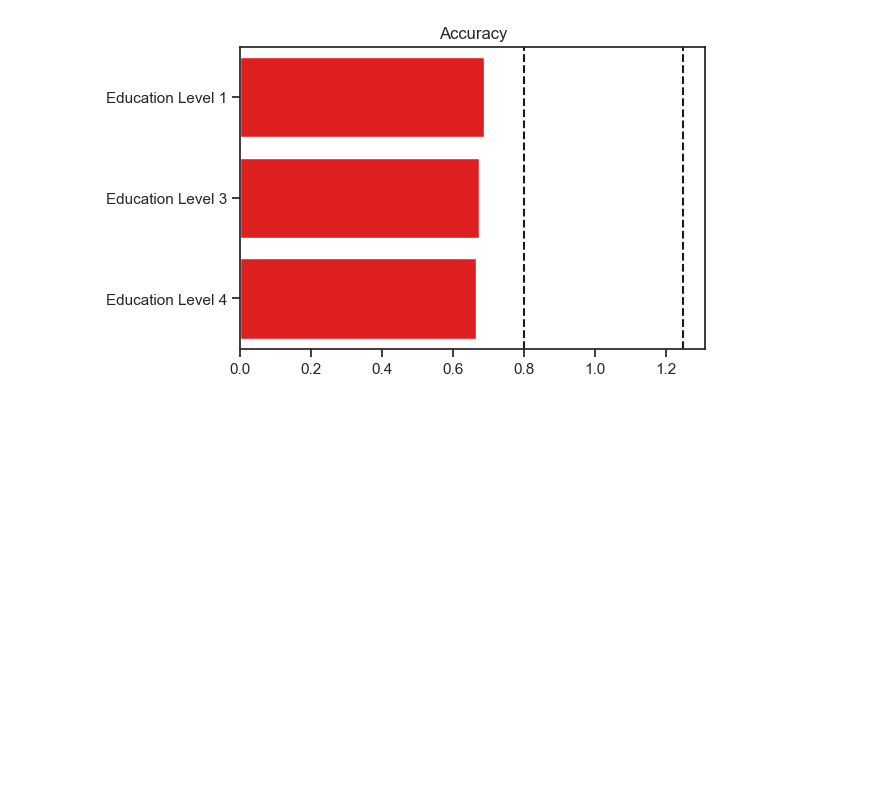
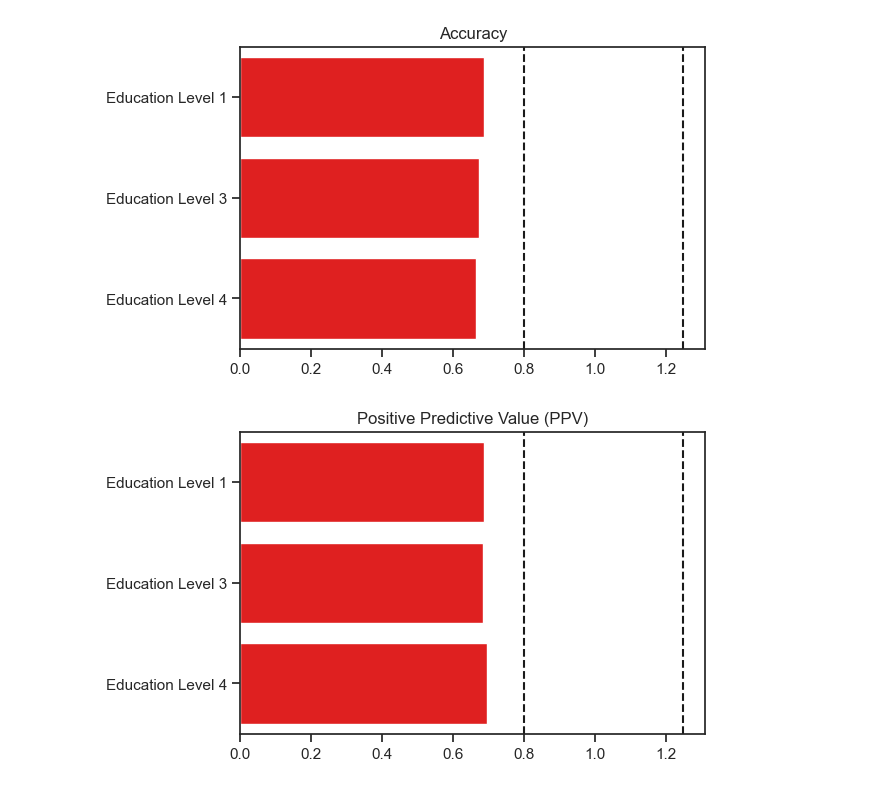
Before and after one commit to ruivieira/java-mentat, a Jupyter notebook: notebooks/Fairness.ipynb, the cells around one changed output. Cells and saved outputs as stored; diff of their text form; code cells hidden in the pictures; blank space fills up the shorter version.

```diff
--- a/notebooks/Fairness.ipynb
+++ b/notebooks/Fairness.ipynb
@@ -58,3 +58,10 @@ x = [float(f) for f in list(fairness.getAccuracy().values())]
 plotMetric(x, y, "Accuracy")
 # %% [output]
 [figure]
+# %%
+y = [str(f) for f in list(fairness.getPPV().keys())]
+x = [float(f) for f in list(fairness.getPPV().values())]
+
+plotMetric(x, y, "Positive Predictive Value (PPV)")
+# %% [output]
+[figure, added]
```
Also changed, not shown: parts of 1 cell of this notebook, 2 other files.
